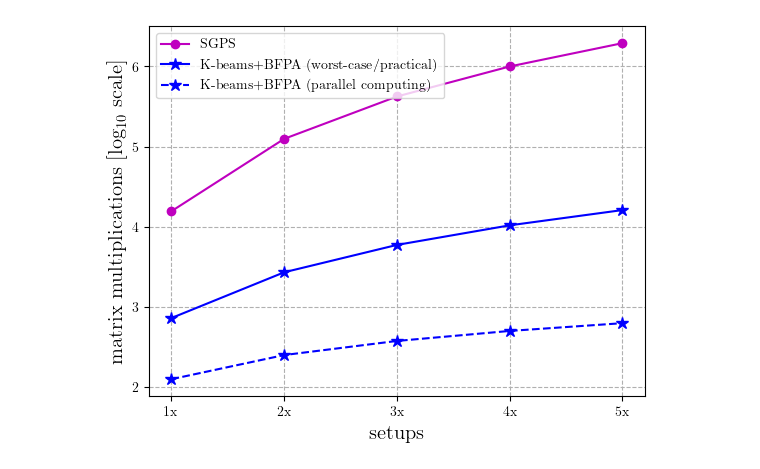
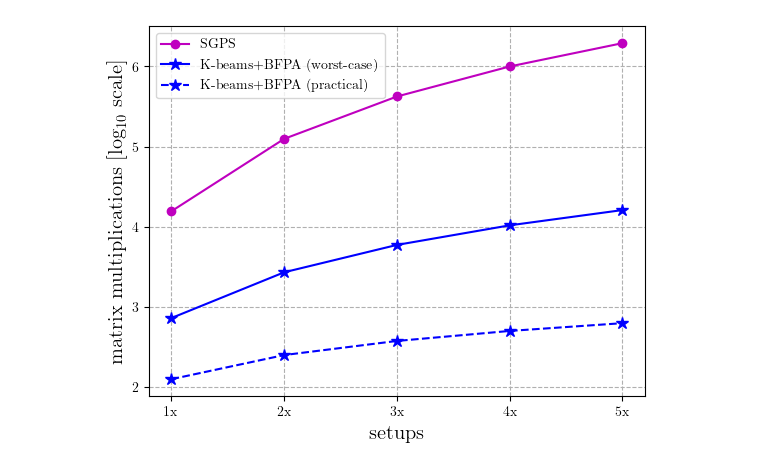
Before and after one commit to DarielPereira/GNNs_PilotsAP, a Jupyter notebook: GRAPHs/Graph_CC_KbeamBFPA.ipynb, the cells around one changed output. Cells and saved outputs as stored; diff of their text form; code cells hidden in the pictures.

```diff
--- a/GRAPHs/Graph_CC_KbeamBFPA.ipynb
+++ b/GRAPHs/Graph_CC_KbeamBFPA.ipynb
@@ -13,33 +13,33 @@ KB_worstcase = []
 KB_parallel = []
 SGPS = []
 
 for i in range(1,6):
     M = M_*i
     K = K_*i
 
 
     KB_worstcase.append((K**2+M))
     KB_parallel.append((K+M))
     SGPS.append((K**3))
 
 xAxis = ['1x','2x','3x','4x', '5x']
 
 fig, ax = plt.subplots()
 plt.grid(visible = True, linestyle='--')
 plt.ylabel(r'matrix multiplications [log\textsubscript{10} scale]', size=15)
 plt.xlabel(r'setups', size=15)
 plt.plot(xAxis, np.log10(SGPS),'m-o', label = r'SGPS')
-plt.plot(xAxis, np.log10(KB_worstcase),'b-*', markersize = 9, label = r'K-beams+BFPA (worst-case/practical)')
-plt.plot(xAxis, np.log10(KB_parallel), 'b--*', markersize = 9,  label = r'K-beams+BFPA (parallel computing)')
+plt.plot(xAxis, np.log10(KB_worstcase),'b-*', markersize = 9, label = r'K-beams+BFPA (worst-case)')
+plt.plot(xAxis, np.log10(KB_parallel), 'b--*', markersize = 9,  label = r'K-beams+BFPA (practical)')
 
 plt.legend(fontsize=10)
 
 
 plt.draw()
 plt.show()
 
 image_format = 'pdf' # e.g .png, .svg, etc.
 image_name = 'CC_KbeamsBFPA.pdf'
 fig.savefig(image_name, format=image_format, dpi=400)
 # %% [output]
-[figure, old version]
+[figure, new version]
```
Also changed, not shown: 22 other files.
